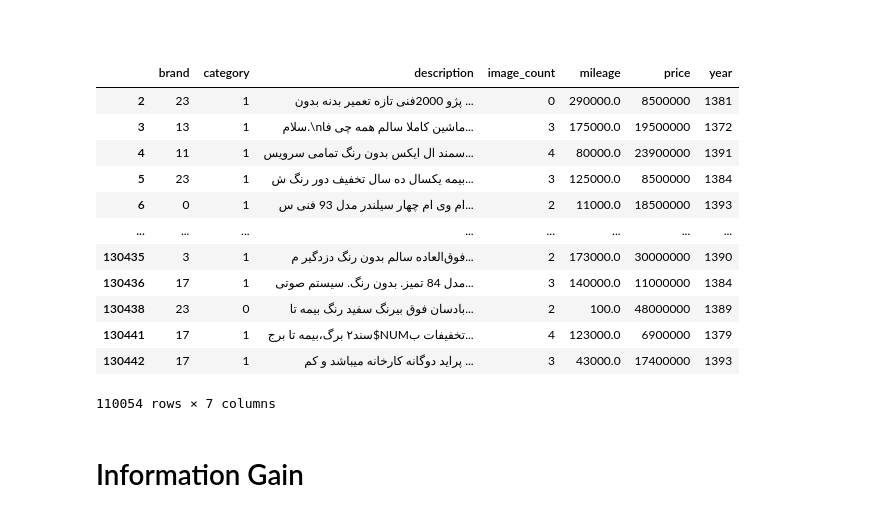
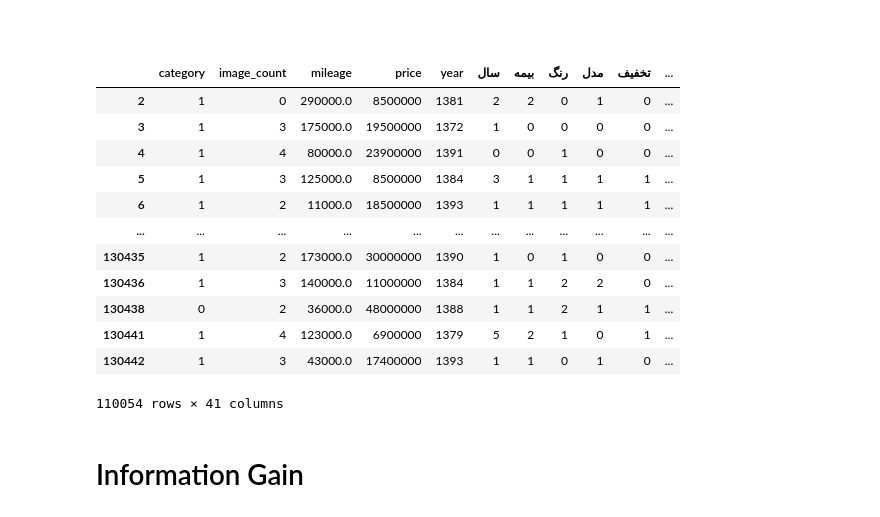
Before and after one commit to salsina/car-price-prediction-main-project-AI-CA3, a Jupyter notebook: Untitled.ipynb, the cells around one changed output. Cells and saved outputs as stored; diff of their text form; code cells hidden in the pictures.

Commit message:
most recurrent words corrected

```diff
--- a/Untitled.ipynb
+++ b/Untitled.ipynb
@@ -70,9 +66,13 @@ for i in range(len(count_vocab)):
 
 tmp = collections.OrderedDict(sorted(indexes.items(), reverse = True))
 
-tmp = dict(itertools.islice(tmp.items(), 50))
+tmp = dict(itertools.islice(tmp.items(), 10))
 
 most_recurrent_words = []
 for count in tmp:
     if tmp[count] in inv_map:
         most_recurrent_words.append(inv_map[tmp[count]])
+
+most_recurrent_words.append('تمیز')
+most_recurrent_words.pop(most_recurrent_words.index('لاستیک'))
+most_recurrent_words
@@ -78,0 +81,8 @@ for count in tmp:
+# %%
+for word in most_recurrent_words:
+    repeats = []
+    for row in data['description']:
+        repeats.append(row.count(word))
+    data[word] = repeats
+del data['description']
+data
@@ -104,18 +138,7 @@ category_df["category"] = category_df["category"].cat.codes
 brand_df["brand"] = brand_df["brand"].astype('category')
 brand_df["brand"] = brand_df["brand"].cat.codes
 
-# data["category"] = data["category"].astype('category')
-# data["category"] = data["category"].cat.codes
-# data["brand"] = data["brand"].astype('category')
-# data["brand"] = data["brand"].cat.codes
-
-
-y = pd.get_dummies(data.brand, prefix='brand')
-y.head(50)
-z = y +
-z
-# from sklearn.preprocessing import LabelBinarizer
-
-# data = data.fillna("-1")
-# y = LabelBinarizer().fit_transform(data.brand)
-# print(y)
+data["category"] = data["category"].astype('category')
+data["category"] = data["category"].cat.codes
+data["brand"] = data["brand"].astype('category')
+data["brand"] = data["brand"].cat.codes
@@ -158,46 +167,54 @@ def create_keys_ranges(df):
         keys_ranges[key] = [prev_prob, prev_prob + probs[key]]
         prev_prob += probs[key]
 
     return keys_ranges
 
 brand_keys_ranges = create_keys_ranges(brand_df)
 year_keys_ranges = create_keys_ranges(year_df)
 mileage_keys_ranges = create_keys_ranges(mileage_df)
 
 def fill_nan_randomly(keys_ranges):
     rand_num = random.random()
     for key in keys_ranges:
         if keys_ranges[key][0] < rand_num  and rand_num < keys_ranges[key][1]:
             return key
 
 def fill_nan(col_name, col_keys_ranges):
     for row in range(len(data[col_name])):
         if data.at[row, col_name] == -1 or pd.isna(data.at[row, col_name]):
             num_to_replace = fill_nan_randomly(col_keys_ranges)
             data.at[row, col_name] = num_to_replace
 
 
 fill_nan('brand', brand_keys_ranges)
 fill_nan('mileage', mileage_keys_ranges)
 fill_nan('year', year_keys_ranges)
 
+
+y = pd.get_dummies(data.brand, prefix="brand")
+
+for col in y.columns:
+    data[col] = y[col]
+
+del data["brand"]
+
 test_data = data[data['price'] == -1]
 train_data = data[data['price'] != -1]
 train_data
 # %% [output]
-|  | brand | category | description | image_count | mileage | price | year |
-| 2 | 23 | 1 | پژو 2000فنی تازه تعمیر بدنه بدون ... | 0 | 290000.0 | 8500000 | 1381 |
-| 3 | 13 | 1 | سلام.\nماشین کاملا سالم همه چی فا... | 3 | 175000.0 | 19500000 | 1372 |
-| 4 | 11 | 1 | سمند ال ایکس بدون رنگ تمامی سرویس... | 4 | 80000.0 | 23900000 | 1391 |
-| 5 | 23 | 1 | بیمه یکسال ده سال تخفیف دور رنگ ش... | 3 | 125000.0 | 8500000 | 1384 |
-| 6 | 0 | 1 | ام وی ام چهار سیلندر مدل 93 فنی س... | 2 | 11000.0 | 18500000 | 1393 |
-| ... | ... | ... | ... | ... | ... | ... | ... |
-| 130435 | 3 | 1 | فوق‌العاده سالم بدون رنگ دزدگیر م... | 2 | 173000.0 | 30000000 | 1390 |
-| 130436 | 17 | 1 | مدل 84 تمیز. بدون رنگ. سیستم صوتی... | 3 | 140000.0 | 11000000 | 1384 |
-| 130438 | 23 | 0 | بادسان فوق بیرنگ سفید رنگ بیمه تا... | 2 | 100.0 | 48000000 | 1389 |
-| 130441 | 17 | 1 | سند۲ برگ،بیمه تا برج$NUMتخفیفات ب... | 4 | 123000.0 | 6900000 | 1379 |
-| 130442 | 17 | 1 | پراید دوگانه کارخانه میباشد و کم ... | 3 | 43000.0 | 17400000 | 1393 |
+|  | category | image_count | mileage | price | year | سال | بیمه | رنگ | مدل | تخفیف | ... |
+| 2 | 1 | 0 | 290000.0 | 8500000 | 1381 | 2 | 2 | 0 | 1 | 0 | ... |
+| 3 | 1 | 3 | 175000.0 | 19500000 | 1372 | 1 | 0 | 0 | 0 | 0 | ... |
+| 4 | 1 | 4 | 80000.0 | 23900000 | 1391 | 0 | 0 | 1 | 0 | 0 | ... |
+| 5 | 1 | 3 | 125000.0 | 8500000 | 1384 | 3 | 1 | 1 | 1 | 1 | ... |
+| 6 | 1 | 2 | 11000.0 | 18500000 | 1393 | 1 | 1 | 1 | 1 | 1 | ... |
+| ... | ... | ... | ... | ... | ... | ... | ... | ... | ... | ... | ... |
+| 130435 | 1 | 2 | 173000.0 | 30000000 | 1390 | 1 | 0 | 1 | 0 | 0 | ... |
+| 130436 | 1 | 3 | 140000.0 | 11000000 | 1384 | 1 | 1 | 2 | 2 | 0 | ... |
+| 130438 | 0 | 2 | 36000.0 | 48000000 | 1388 | 1 | 1 | 2 | 1 | 1 | ... |
+| 130441 | 1 | 4 | 123000.0 | 6900000 | 1379 | 5 | 2 | 1 | 0 | 1 | ... |
+| 130442 | 1 | 3 | 43000.0 | 17400000 | 1393 | 1 | 1 | 0 | 1 | 0 | ... |
-110054 rows × 7 columns
+110054 rows × 41 columns
 # %% [markdown]
 <h1> Information Gain</h1>
 # %%
```
Also changed, not shown: parts of 15 cells of this notebook.
